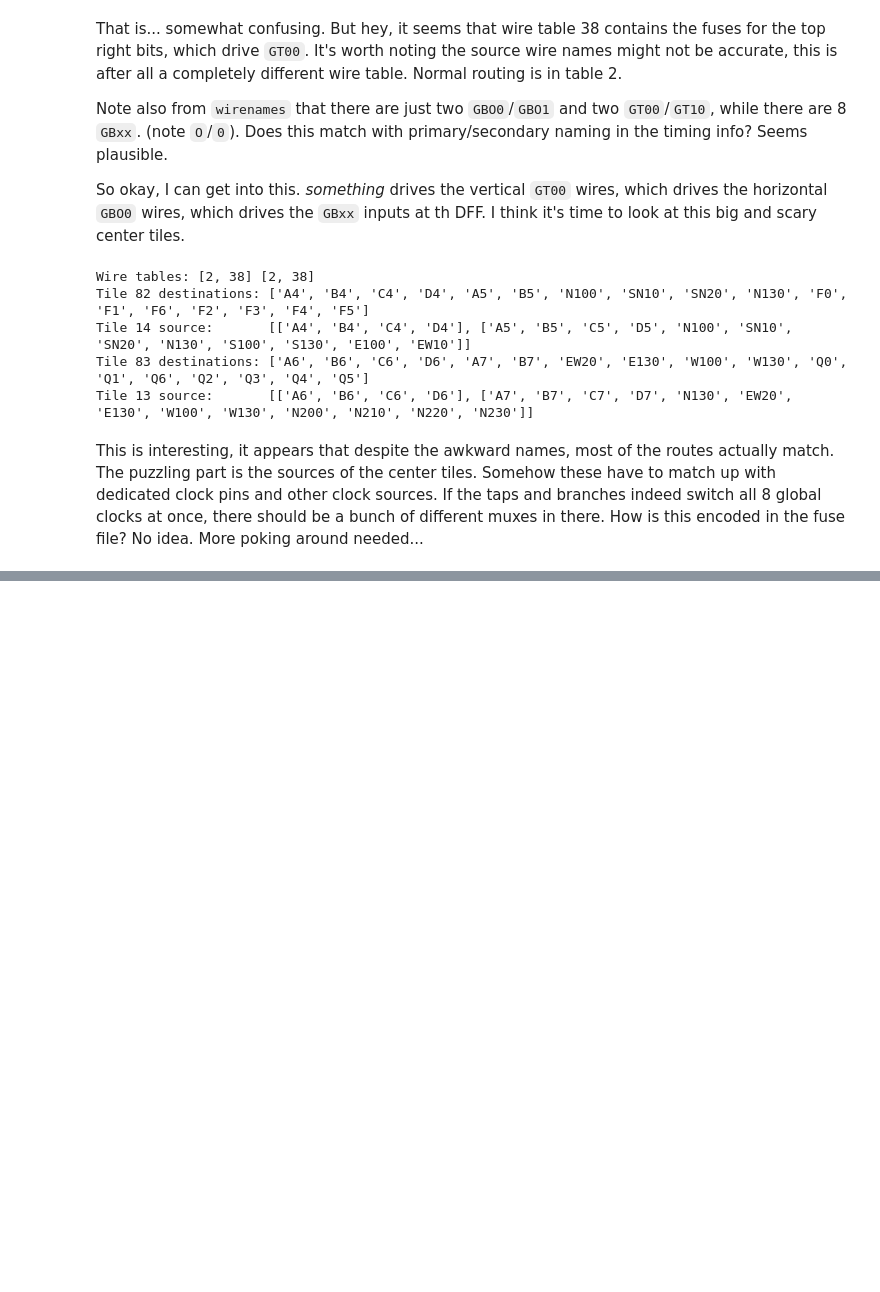
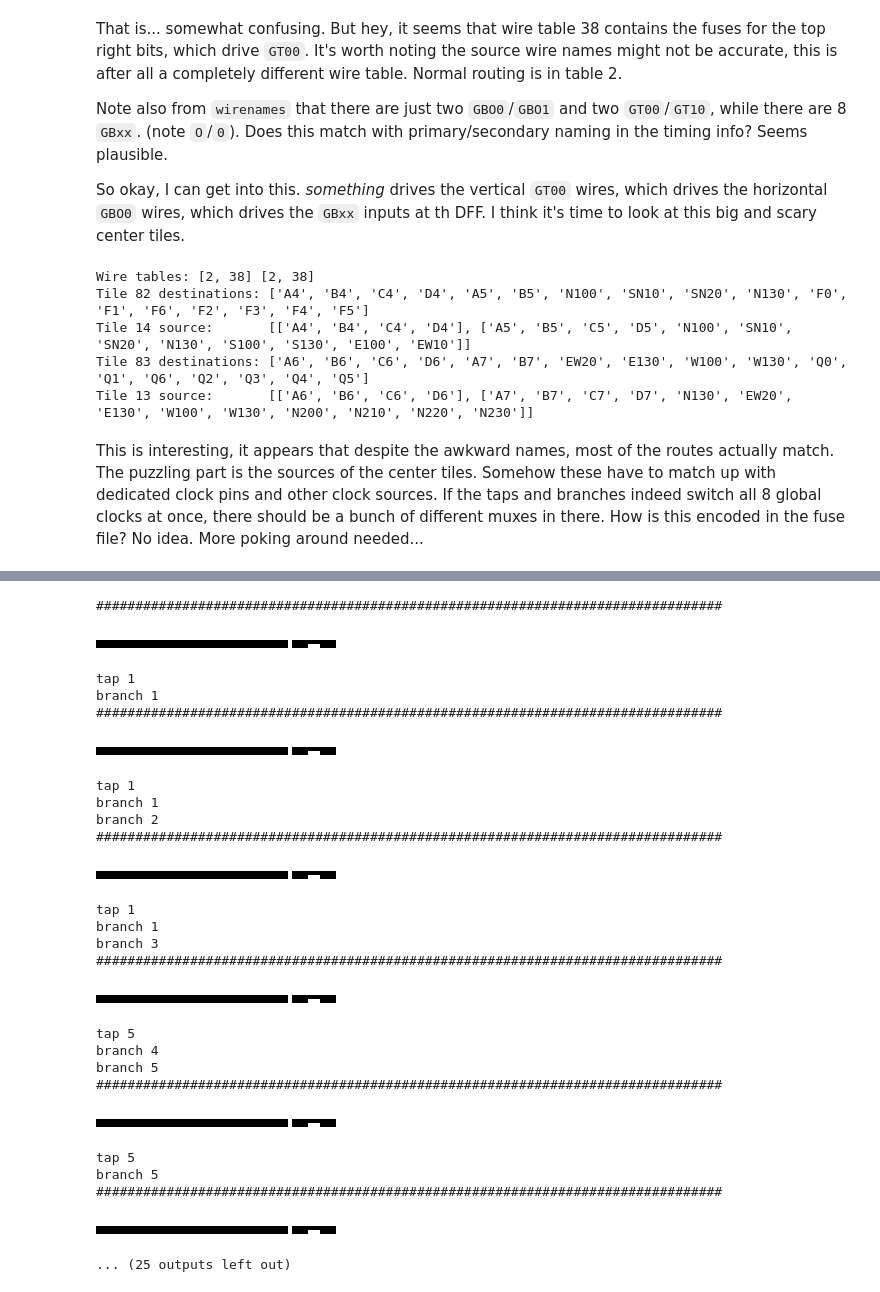
Before and after one commit to YosysHQ/apicula, a Jupyter notebook: clock_experiments.ipynb, the cells around one changed output, grey strips where cells are left out. Cells and saved outputs as stored; diff of their text form; code cells hidden in the pictures; blank space fills up the shorter version.

```diff
--- a/clock_experiments.ipynb
+++ b/clock_experiments.ipynb
@@ -159,7 +166,7 @@ Maybe this is to limit clock skew?
 
 Next step is to dig in the fuse file and confirm the `GBO0` to `GT00` connection and inspect the top right bits in tiles 13 and 14.
 # %%
-spine_tile = tiles[(6, 3, 14)]
+spine_tile = tiles[(6, 4, 14)]
 #fs = fuse_h4x.scan_fuses(fse, 14, spine_tile)
 loc = list(zip(*np.where(spine_tile==1)))
 print(loc)
@@ -249,0 +273,69 @@ display(im.resize((im.width*8, im.height*8), Image.NEAREST))
+# %%
+# lets do some dumb fuzzing!
+from multiprocessing.dummy import Pool
+
+mod = codegen.Module()
+cst = codegen.Constraints()
+ibuf(mod, cst, true_pins[2], clk="myclk")
+base_bs, hdr, ftr, posp, config = tiled_fuzzer.run_pnr(mod, cst, {})
+
+modules = []
+constrs = []
+for i in range(2, 20):
+    mod = codegen.Module()
+    cst = codegen.Constraints()
+
+    ibuf(mod, cst, true_pins[0], clk="myclk")
+    dff(mod, cst, 8, i, clk="myclk")
+
+    modules.append(mod)
+    constrs.append(cst)
+
+
+p = Pool()
+pnr_res = p.map(lambda param: tiled_fuzzer.run_pnr(*param, {}), zip(modules, constrs))
+# %%
+for sweep_bs, *rest in pnr_res:
+    sweep_tiles = fuse_h4x.tile_bitmap(fse, sweep_bs^base_bs)
+
+    print("#"*80)
+    for loc, tile in sweep_tiles.items():
+        row, col, ttyp = loc
+        dbtile = db.grid[row][col]
+        bels, pips = gowin_unpack.parse_tile_(dbtile, tile)
+        if ttyp == 12:
+            print("branch", col)
+            pass
+        elif ttyp in {13, 14}:
+            print("tap", col)
+        elif ttyp in {82, 83}:
+            im = bslib.display(None, tile[-2:,:])
+            im_scaled = im.resize((im.width*4, im.height*4), Image.NEAREST)
+            display(im_scaled)
+# %% [output]
+################################################################################
+[figure, added]
+tap 1
+branch 1
+################################################################################
+[figure, added]
+tap 1
+branch 1
+branch 2
+################################################################################
+[figure, added]
+tap 1
+branch 1
+branch 3
+################################################################################
+[figure, added]
+tap 5
+branch 4
+branch 5
+################################################################################
+[figure, added]
+tap 5
+branch 5
+################################################################################
+[figure, added]
+... (25 outputs left out)
```
Also changed, not shown: parts of 9 cells of this notebook.
